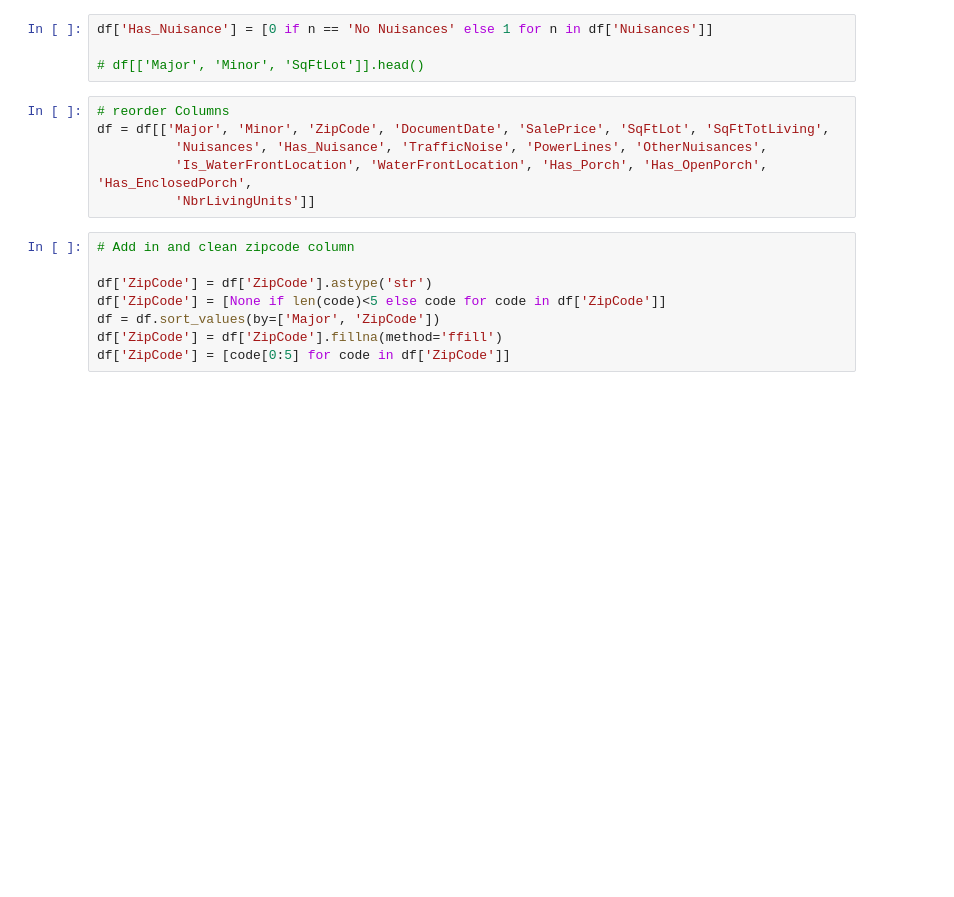
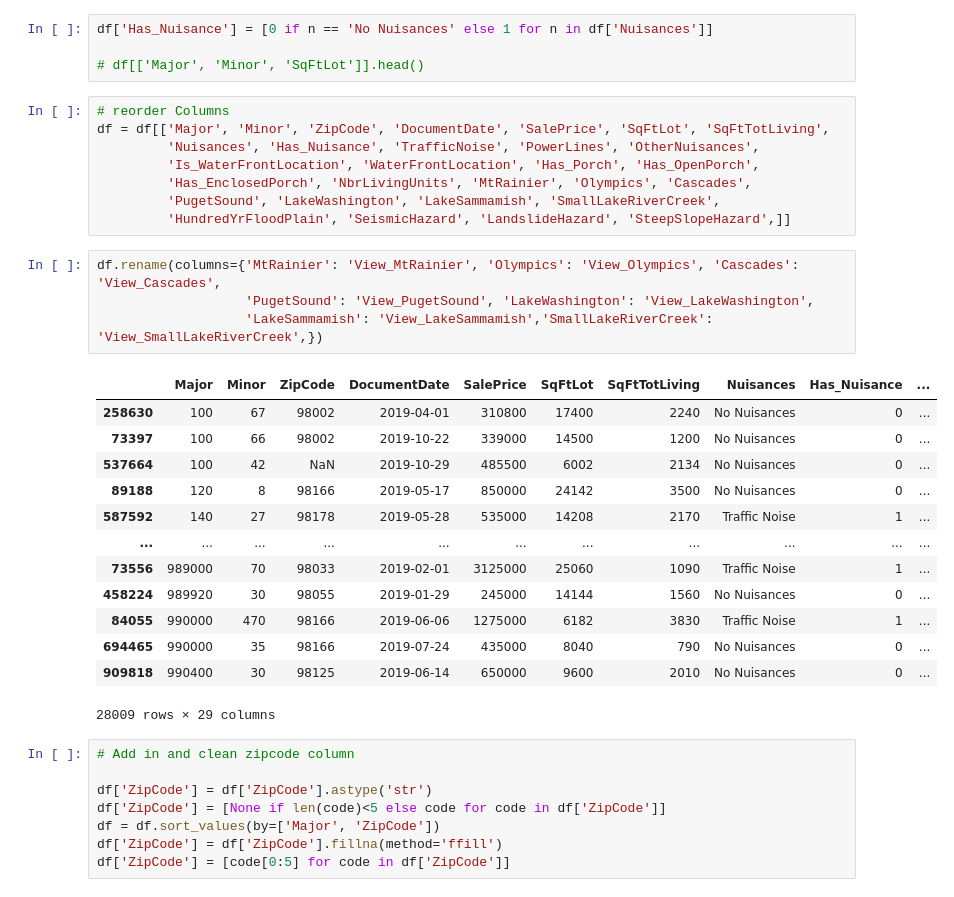
Before and after one commit to angelicacodes/phase_2_project_chicago-sf-seattle-ds-082420, a Jupyter notebook: notebooks/eda/Sindhu_EDA.ipynb, the cells around one changed output. Drawn from its saved outputs; the diff is of its cells as text; blank space fills up the shorter version.

```diff
--- a/notebooks/eda/Sindhu_EDA.ipynb
+++ b/notebooks/eda/Sindhu_EDA.ipynb
@@ -167,9 +173,29 @@ df['Has_Nuisance'] = [0 if n == 'No Nuisances' else 1 for n in df['Nuisances']]
 # %%
 # reorder Columns
 df = df[['Major', 'Minor', 'ZipCode', 'DocumentDate', 'SalePrice', 'SqFtLot', 'SqFtTotLiving',
-          'Nuisances', 'Has_Nuisance', 'TrafficNoise', 'PowerLines', 'OtherNuisances',
-          'Is_WaterFrontLocation', 'WaterFrontLocation', 'Has_Porch', 'Has_OpenPorch', 'Has_EnclosedPorch',
-          'NbrLivingUnits']]
+         'Nuisances', 'Has_Nuisance', 'TrafficNoise', 'PowerLines', 'OtherNuisances',
+         'Is_WaterFrontLocation', 'WaterFrontLocation', 'Has_Porch', 'Has_OpenPorch',
+         'Has_EnclosedPorch', 'NbrLivingUnits', 'MtRainier', 'Olympics', 'Cascades',
+         'PugetSound', 'LakeWashington', 'LakeSammamish', 'SmallLakeRiverCreek',
+         'HundredYrFloodPlain', 'SeismicHazard', 'LandslideHazard', 'SteepSlopeHazard',]]
+# %%
+df.rename(columns={'MtRainier': 'View_MtRainier', 'Olympics': 'View_Olympics', 'Cascades': 'View_Cascades',
+                   'PugetSound': 'View_PugetSound', 'LakeWashington': 'View_LakeWashington',
+                   'LakeSammamish': 'View_LakeSammamish','SmallLakeRiverCreek': 'View_SmallLakeRiverCreek',})
+# %% [output]
+|  | Major | Minor | ZipCode | DocumentDate | SalePrice | SqFtLot | SqFtTotLiving | Nuisances | Has_Nuisance | ... |
+| 258630 | 100 | 67 | 98002 | 2019-04-01 | 310800 | 17400 | 2240 | No Nuisances | 0 | ... |
+| 73397 | 100 | 66 | 98002 | 2019-10-22 | 339000 | 14500 | 1200 | No Nuisances | 0 | ... |
+| 537664 | 100 | 42 | NaN | 2019-10-29 | 485500 | 6002 | 2134 | No Nuisances | 0 | ... |
+| 89188 | 120 | 8 | 98166 | 2019-05-17 | 850000 | 24142 | 3500 | No Nuisances | 0 | ... |
+| 587592 | 140 | 27 | 98178 | 2019-05-28 | 535000 | 14208 | 2170 | Traffic Noise | 1 | ... |
+| ... | ... | ... | ... | ... | ... | ... | ... | ... | ... | ... |
+| 73556 | 989000 | 70 | 98033 | 2019-02-01 | 3125000 | 25060 | 1090 | Traffic Noise | 1 | ... |
+| 458224 | 989920 | 30 | 98055 | 2019-01-29 | 245000 | 14144 | 1560 | No Nuisances | 0 | ... |
+| 84055 | 990000 | 470 | 98166 | 2019-06-06 | 1275000 | 6182 | 3830 | Traffic Noise | 1 | ... |
+| 694465 | 990000 | 35 | 98166 | 2019-07-24 | 435000 | 8040 | 790 | No Nuisances | 0 | ... |
+| 909818 | 990400 | 30 | 98125 | 2019-06-14 | 650000 | 9600 | 2010 | No Nuisances | 0 | ... |
+28009 rows × 29 columns
 # %%
 # Add in and clean zipcode column
 
```
Also changed, not shown: parts of 7 cells of this notebook.
